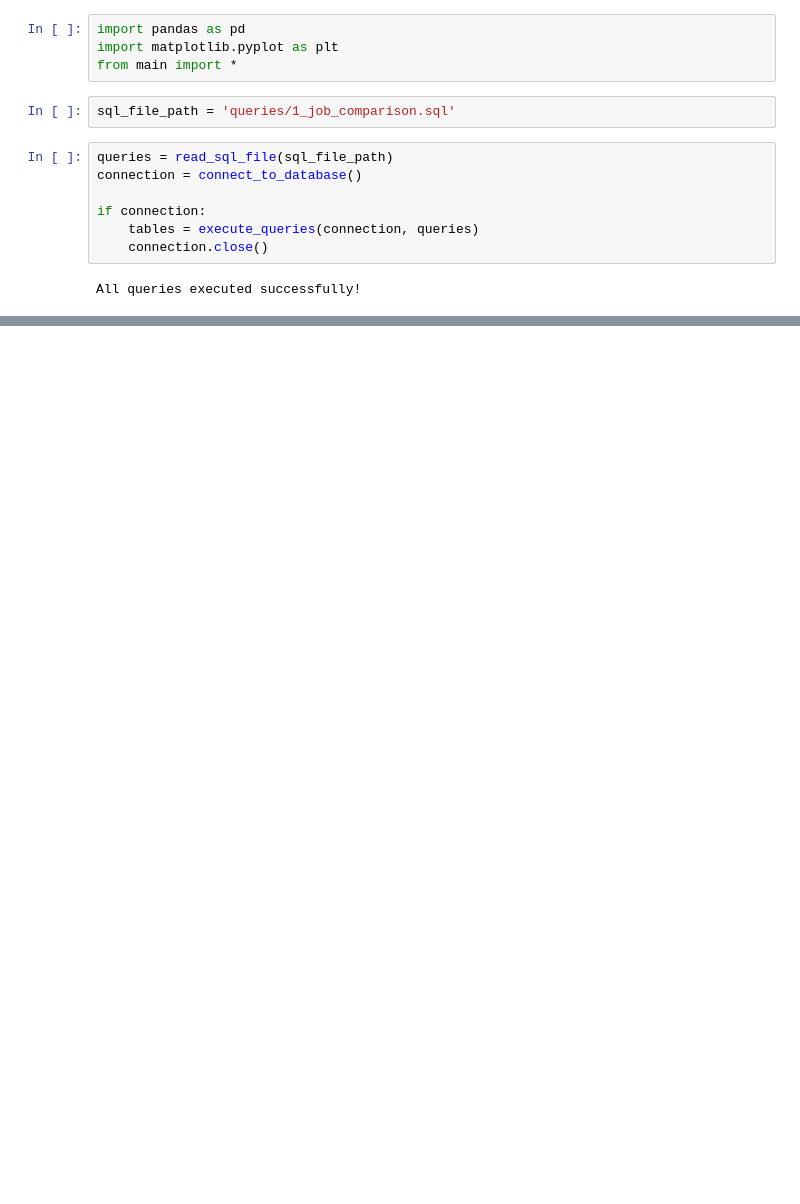
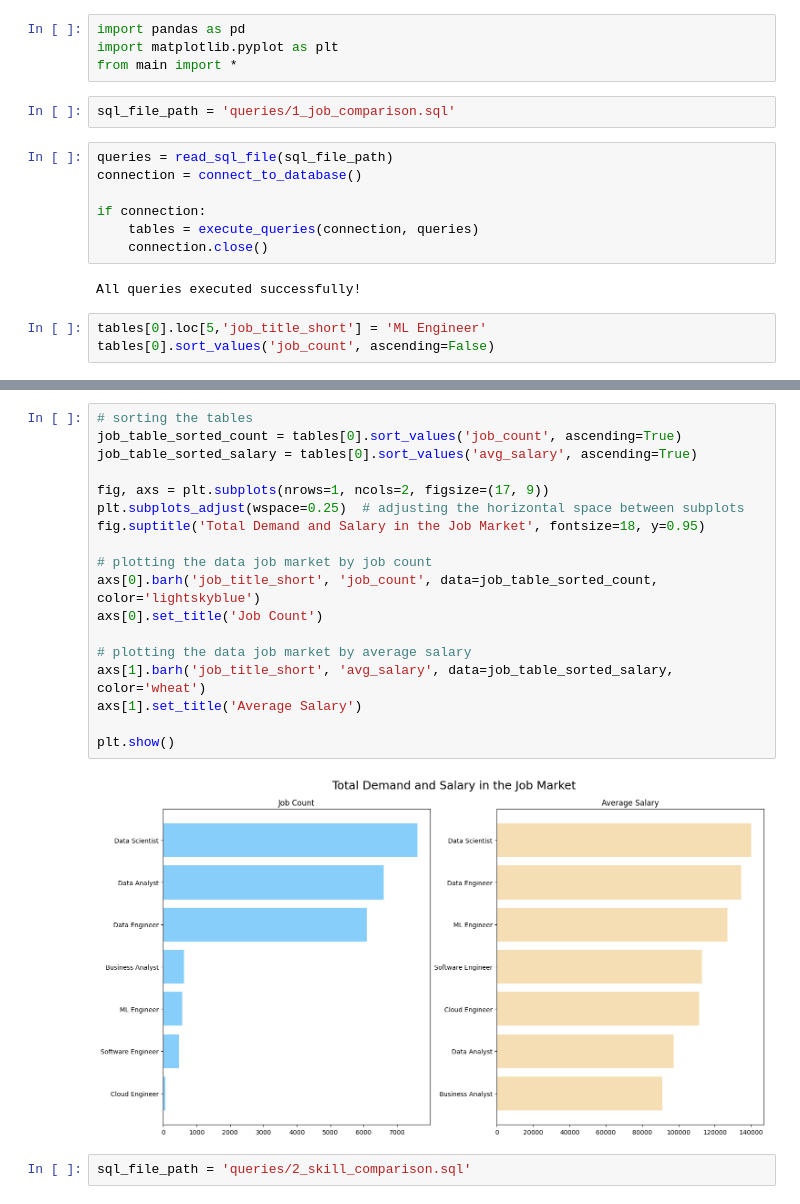
Before and after one commit to enes-turk/sql_job_analysis, a Jupyter notebook: notebook.ipynb, the cells around one changed output, grey strips where cells are left out. Saved outputs shown, nothing was run; the diff lists cells and outputs as text; blank space fills up the shorter version.

```diff
--- a/notebook.ipynb
+++ b/notebook.ipynb
@@ -13,3 +13,6 @@ if connection:
     connection.close()
 # %% [output]
 All queries executed successfully!
+# %%
+tables[0].loc[5,'job_title_short'] = 'ML Engineer'
+tables[0].sort_values('job_count', ascending=False)
@@ -15,0 +28,22 @@ All queries executed successfully!
+# %%
+# sorting the tables
+job_table_sorted_count = tables[0].sort_values('job_count', ascending=True)
+job_table_sorted_salary = tables[0].sort_values('avg_salary', ascending=True)
+
+fig, axs = plt.subplots(nrows=1, ncols=2, figsize=(17, 9))
+plt.subplots_adjust(wspace=0.25)  # adjusting the horizontal space between subplots
+fig.suptitle('Total Demand and Salary in the Job Market', fontsize=18, y=0.95)
+
+# plotting the data job market by job count
+axs[0].barh('job_title_short', 'job_count', data=job_table_sorted_count, color='lightskyblue')
+axs[0].set_title('Job Count')
+
+# plotting the data job market by average salary
+axs[1].barh('job_title_short', 'avg_salary', data=job_table_sorted_salary, color='wheat')
+axs[1].set_title('Average Salary')
+
+plt.show()
+# %% [output]
+[figure, added]
+# %%
+sql_file_path = 'queries/2_skill_comparison.sql'
```
Also changed, not shown: parts of 3 cells of this notebook, 4 other files.
